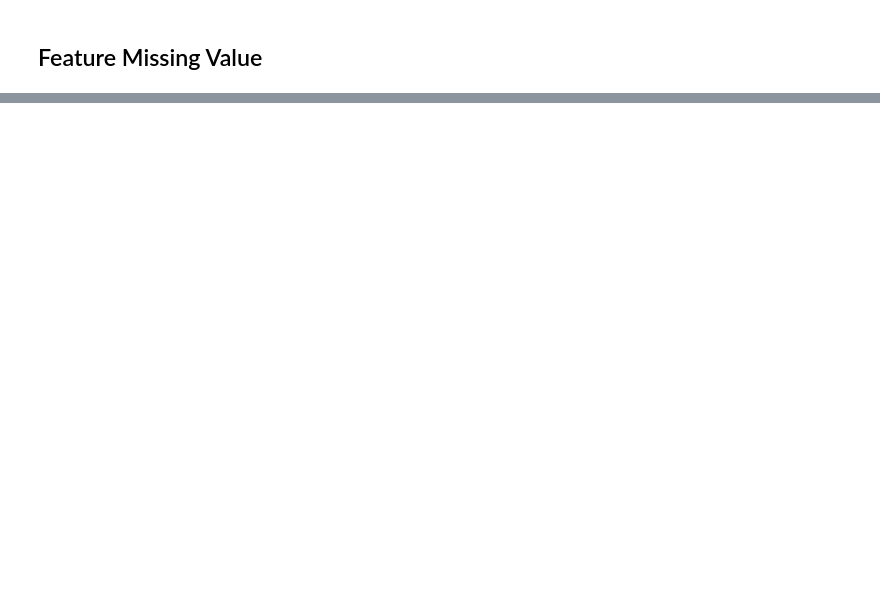
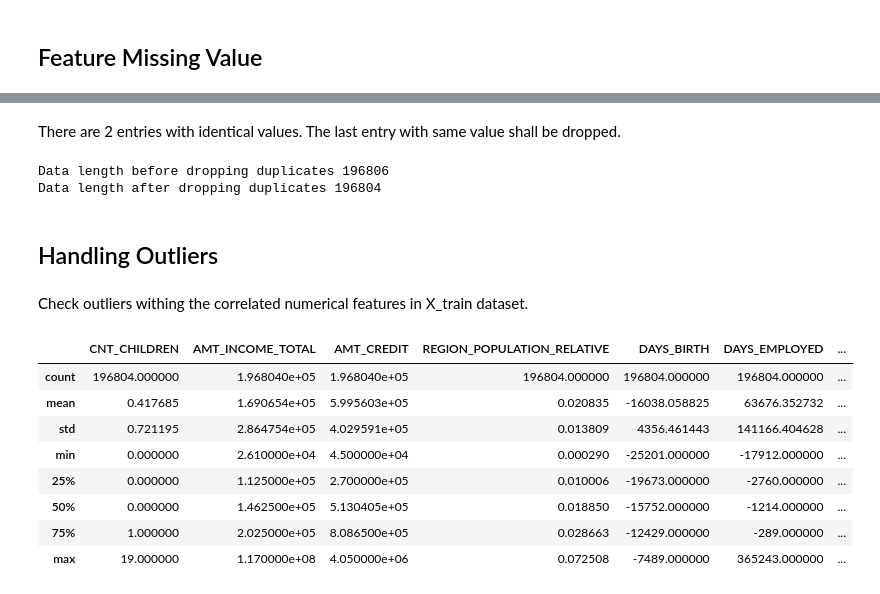
Before and after one commit to Ahmad-assegaf/hacktiv8-final-project, a Jupyter notebook: main.ipynb, the cells around one changed output, grey strips where cells are left out. Saved outputs shown, nothing was run; the diff lists cells and outputs as text; code cells hidden in the pictures; blank space fills up the shorter version.

```diff
--- a/main.ipynb
+++ b/main.ipynb
@@ -1031,2 +1212,4 @@ len(app_num_cols)
+# %%
+X_train_filtered = X_train[correlated_features]
 # %% [markdown]
 ## Feature Missing Value
@@ -1140,0 +1246,3 @@ correlated_num_ft
+# %%
+imputer = SimpleImputer(strategy="most_frequent")
+imputer.fit(X_train_filtered)
@@ -1140,0 +1284,27 @@ correlated_num_ft
+# %% [markdown]
+There are 2 entries with identical values. The last entry with same value shall be dropped.
+# %%
+duplicate_index = X_train_filtered[X_train_filtered.duplicated(keep="first").values].index
+# %%
+print(f"Data length before dropping duplicates {X_train_filtered.shape[0]}")
+X_train_filtered = X_train_filtered.drop(duplicate_index)
+print(f"Data length after dropping duplicates {X_train_filtered.shape[0]}")
+# %% [output]
+Data length before dropping duplicates 196806
+Data length after dropping duplicates 196804
+# %% [markdown]
+## Handling Outliers
+# %% [markdown]
+Check outliers withing the correlated numerical features in X_train dataset.
+# %%
+X_train_filtered[correlated_num_ft].describe()
+# %% [output]
+|  | CNT_CHILDREN | AMT_INCOME_TOTAL | AMT_CREDIT | REGION_POPULATION_RELATIVE | DAYS_BIRTH | DAYS_EMPLOYED | ... |
+| count | 196804.000000 | 1.968040e+05 | 1.968040e+05 | 196804.000000 | 196804.000000 | 196804.000000 | ... |
+| mean | 0.417685 | 1.690654e+05 | 5.995603e+05 | 0.020835 | -16038.058825 | 63676.352732 | ... |
+| std | 0.721195 | 2.864754e+05 | 4.029591e+05 | 0.013809 | 4356.461443 | 141166.404628 | ... |
+| min | 0.000000 | 2.610000e+04 | 4.500000e+04 | 0.000290 | -25201.000000 | -17912.000000 | ... |
+| 25% | 0.000000 | 1.125000e+05 | 2.700000e+05 | 0.010006 | -19673.000000 | -2760.000000 | ... |
+| 50% | 0.000000 | 1.462500e+05 | 5.130405e+05 | 0.018850 | -15752.000000 | -1214.000000 | ... |
+| 75% | 1.000000 | 2.025000e+05 | 8.086500e+05 | 0.028663 | -12429.000000 | -289.000000 | ... |
+| max | 19.000000 | 1.170000e+08 | 4.050000e+06 | 0.072508 | -7489.000000 | 365243.000000 | ... |
```
Also changed, not shown: parts of 47 cells of this notebook.
